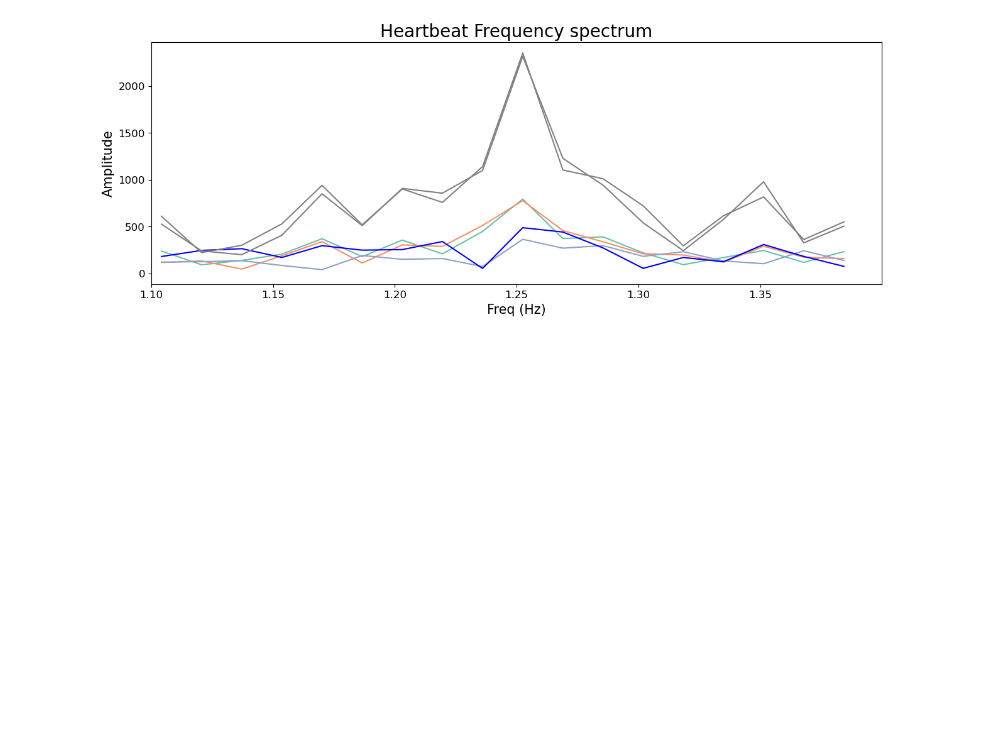
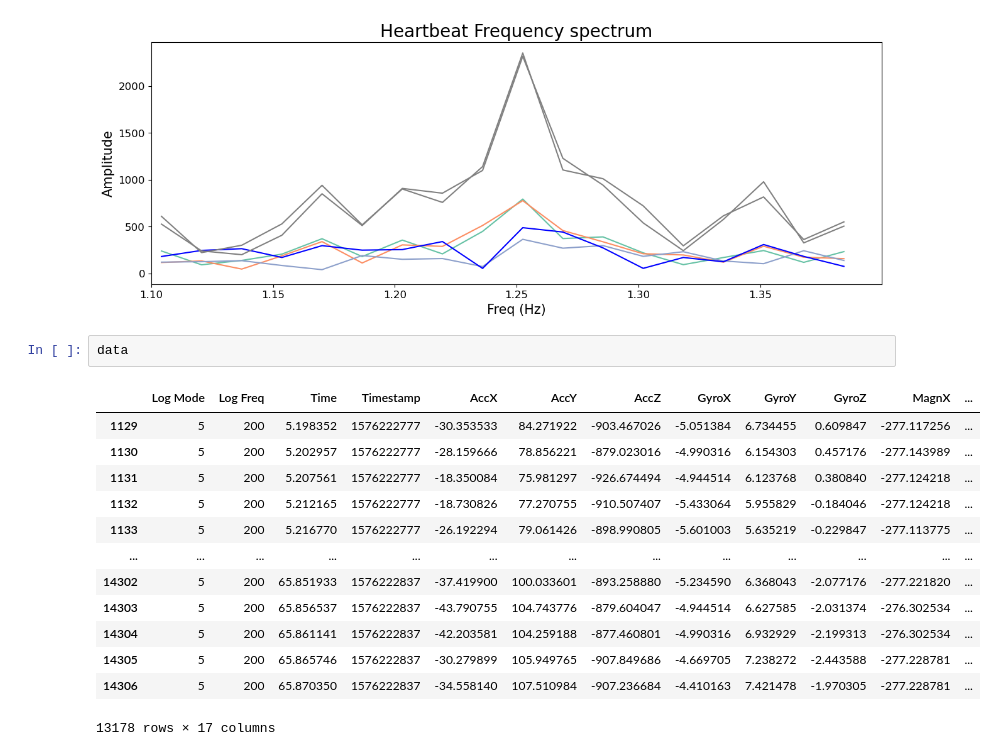
Before and after one commit to paololapo/HeartRateEstimation, a Jupyter notebook: Testing/Jacopo.ipynb, the cells around one changed output. Saved outputs shown, nothing was run; the diff lists cells and outputs as text; blank space fills up the shorter version.

```diff
--- a/Testing/Jacopo.ipynb
+++ b/Testing/Jacopo.ipynb
@@ -187,3 +188,19 @@ ax.set_title("Heartbeat Frequency spectrum", fontsize=20)
 # %% [output]
 Text(0.5, 1.0, 'Heartbeat Frequency spectrum')
 [figure]
+# %%
+data
+# %% [output]
+|  | Log Mode | Log Freq | Time | Timestamp | AccX | AccY | AccZ | GyroX | GyroY | GyroZ | MagnX | ... |
+| 1129 | 5 | 200 | 5.198352 | 1576222777 | -30.353533 | 84.271922 | -903.467026 | -5.051384 | 6.734455 | 0.609847 | -277.117256 | ... |
+| 1130 | 5 | 200 | 5.202957 | 1576222777 | -28.159666 | 78.856221 | -879.023016 | -4.990316 | 6.154303 | 0.457176 | -277.143989 | ... |
+| 1131 | 5 | 200 | 5.207561 | 1576222777 | -18.350084 | 75.981297 | -926.674494 | -4.944514 | 6.123768 | 0.380840 | -277.124218 | ... |
+| 1132 | 5 | 200 | 5.212165 | 1576222777 | -18.730826 | 77.270755 | -910.507407 | -5.433064 | 5.955829 | -0.184046 | -277.124218 | ... |
+| 1133 | 5 | 200 | 5.216770 | 1576222777 | -26.192294 | 79.061426 | -898.990805 | -5.601003 | 5.635219 | -0.229847 | -277.113775 | ... |
+| ... | ... | ... | ... | ... | ... | ... | ... | ... | ... | ... | ... | ... |
+| 14302 | 5 | 200 | 65.851933 | 1576222837 | -37.419900 | 100.033601 | -893.258880 | -5.234590 | 6.368043 | -2.077176 | -277.221820 | ... |
+| 14303 | 5 | 200 | 65.856537 | 1576222837 | -43.790755 | 104.743776 | -879.604047 | -4.944514 | 6.627585 | -2.031374 | -276.302534 | ... |
+| 14304 | 5 | 200 | 65.861141 | 1576222837 | -42.203581 | 104.259188 | -877.460801 | -4.990316 | 6.932929 | -2.199313 | -276.302534 | ... |
+| 14305 | 5 | 200 | 65.865746 | 1576222837 | -30.279899 | 105.949765 | -907.849686 | -4.669705 | 7.238272 | -2.443588 | -277.228781 | ... |
+| 14306 | 5 | 200 | 65.870350 | 1576222837 | -34.558140 | 107.510984 | -907.236684 | -4.410163 | 7.421478 | -1.970305 | -277.228781 | ... |
+13178 rows × 17 columns
```
Also changed, not shown: parts of 3 cells of this notebook, 1 other file.
